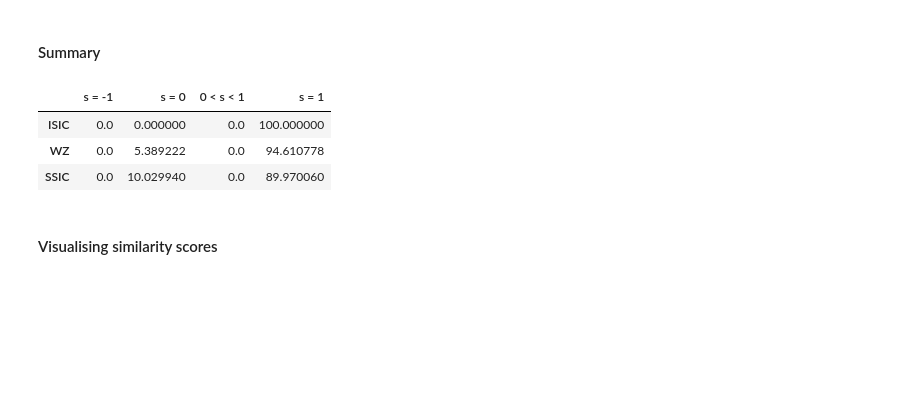
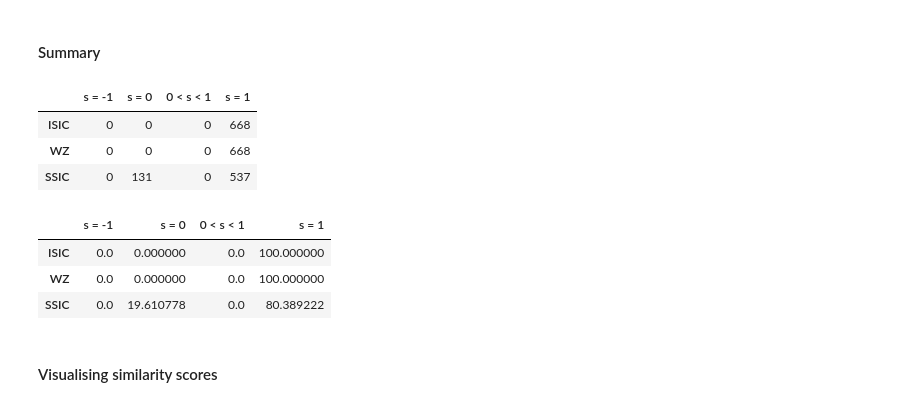
Before and after one commit to vegetablestabber/internship-one, a Jupyter notebook: notebooks/match_maestri.ipynb, the cells around one changed output. Cells and saved outputs as stored; diff of their text form; code cells hidden in the pictures; blank space fills up the shorter version.

```diff
--- a/notebooks/match_maestri.ipynb
+++ b/notebooks/match_maestri.ipynb
@@ -125,10 +61,0 @@ SSIC
-# %%
-from pathlib import Path
-
-# Save data to new CSV files
-for i in range(len(MAESTRI_ROLES)):
-    role = MAESTRI_ROLES[i]
-    filepath = Path(EXPORTS_PATH / f"MAESTRI_{role}.csv")
-    filepath.parent.mkdir(parents=True, exist_ok=True)
-
-    maestri_dfs[i].to_csv(filepath)
@@ -175,0 +108,30 @@ maestri_dfs = validate_maestri(maestri_dfs)
+# %%
+# Loop through all company types
+for i in range(len(MAESTRI_ROLES)):
+	# Role: either 'Donor', 'Intermediary' or 'Receiver'
+	role = MAESTRI_ROLES[i]
+	# role = "Intermediary"
+
+	# NACE column, example: 'Provider NACE code'
+	nace_col = get_maestri_code_col(IndustryStandard.NACE)
+
+	print(role)
+
+	# Iterate through all standards except NACE as it is to be compared with
+	for std in NON_NACE_STDS:
+		print(std.value)
+
+		df = test_dfs[i].copy()
+
+		# Standard column, example for ISIC: 'Donor ISIC code'
+		code_col = get_maestri_code_col(std)
+
+		to_codes_list = [[code for code in str_to_codes(std, string)] for string in df[code_col]]
+
+		# Zip the NACE and standard columns to iterate through
+		tuples = zip(df[nace_col], df[MAESTRI_DESC_COL], to_codes_list)
+
+		### -> INTRODUCE SIMILAR CODES HERE
+		df[code_col] = [get_match(    NACECompany(t[0], t[1]), std, t[2]    ).value for t in tuples]
+
+		test_dfs[i][code_col] = df[code_col]
@@ -175,0 +151,2 @@ maestri_dfs = validate_maestri(maestri_dfs)
+# %%
+test_dfs = validate_maestri(test_dfs)
@@ -177,13 +164,20 @@ maestri_dfs = validate_maestri(maestri_dfs)
 ### 3. Model performance statistics
 # %% [markdown]
 #### Summary
+# %%
+get_similarity_matrix(test_dfs)
+# %% [output]
+|  | s = -1 | s = 0 | 0 < s < 1 | s = 1 |
+| ISIC | 0 | 0 | 0 | 668 |
+| WZ | 0 | 0 | 0 | 668 |
+| SSIC | 0 | 131 | 0 | 537 |
 # %%
-get_similarity_matrix(maestri_dfs, is_percent=True) * 100
+get_similarity_matrix(test_dfs, is_percent=True) * 100
 # %% [output]
 |  | s = -1 | s = 0 | 0 < s < 1 | s = 1 |
 | ISIC | 0.0 | 0.000000 | 0.0 | 100.000000 |
-| WZ | 0.0 | 5.389222 | 0.0 | 94.610778 |
-| SSIC | 0.0 | 10.029940 | 0.0 | 89.970060 |
+| WZ | 0.0 | 0.000000 | 0.0 | 100.000000 |
+| SSIC | 0.0 | 19.610778 | 0.0 | 80.389222 |
 # %% [markdown]
 #### Visualising similarity scores
 # %% [markdown]
```
Also changed, not shown: parts of 16 cells of this notebook, 11 other files.
